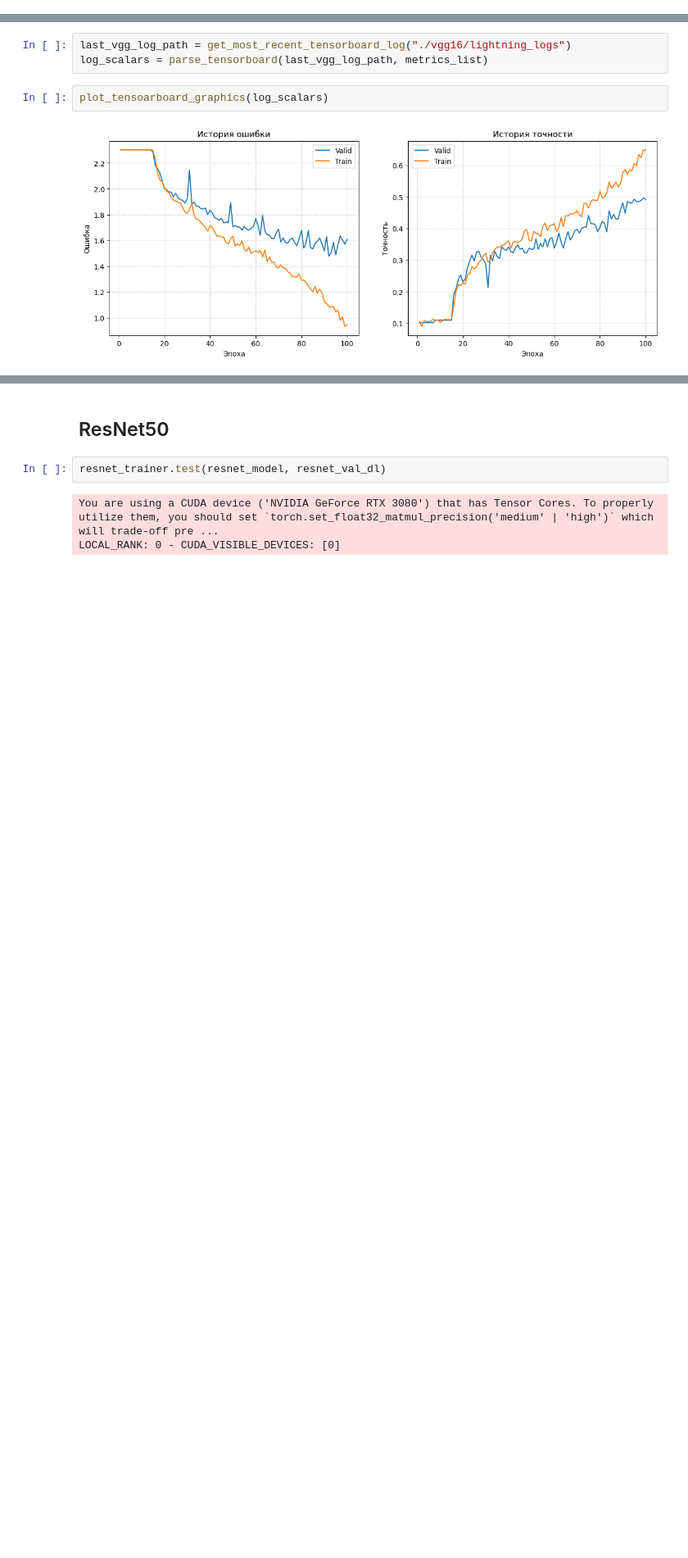
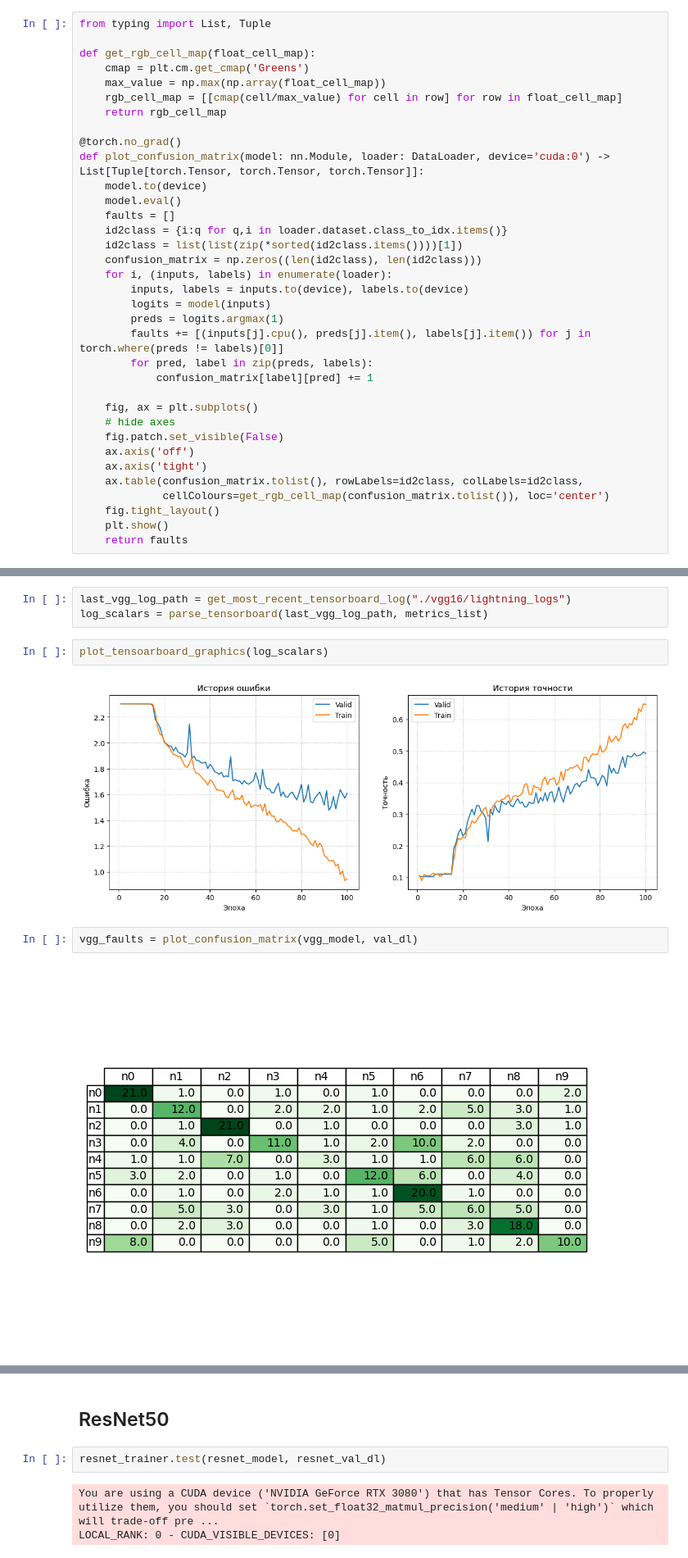
Before and after one commit to DmitryInd/DeepLearningCourse, a Jupyter notebook: inference.ipynb, the cells around one changed output, grey strips where cells are left out. Shown at 82% size. Saved outputs shown, nothing was run; the diff lists cells and outputs as text; blank space fills up the shorter version.

```diff
--- a/inference.ipynb
+++ b/inference.ipynb
@@ -566,3 +559,38 @@ def plot_tensoarboard_graphics(data: Dict[str, np.ndarray]):
         axes[i].grid(ls=':')
         axes[i].legend()
     plt.show()
+# %%
+from typing import List, Tuple
+
+def get_rgb_cell_map(float_cell_map):
+    cmap = plt.cm.get_cmap('Greens')
+    max_value = np.max(np.array(float_cell_map))
+    rgb_cell_map = [[cmap(cell/max_value) for cell in row] for row in float_cell_map]
+    return rgb_cell_map
+
+@torch.no_grad()
+def plot_confusion_matrix(model: nn.Module, loader: DataLoader, device='cuda:0') -> List[Tuple[torch.Tensor, torch.Tensor, torch.Tensor]]:
+    model.to(device)
+    model.eval()
+    faults = []
+    id2class = {i:q for q,i in loader.dataset.class_to_idx.items()}
+    id2class = list(list(zip(*sorted(id2class.items())))[1])
+    confusion_matrix = np.zeros((len(id2class), len(id2class)))
+    for i, (inputs, labels) in enumerate(loader):
+        inputs, labels = inputs.to(device), labels.to(device)
+        logits = model(inputs)
+        preds = logits.argmax(1)
+        faults += [(inputs[j].cpu(), preds[j].item(), labels[j].item()) for j in torch.where(preds != labels)[0]]
+        for pred, label in zip(preds, labels):
+            confusion_matrix[label][pred] += 1
+
+    fig, ax = plt.subplots()
+    # hide axes
+    fig.patch.set_visible(False)
+    ax.axis('off')
+    ax.axis('tight')
+    ax.table(confusion_matrix.tolist(), rowLabels=id2class, colLabels=id2class,
+             cellColours=get_rgb_cell_map(confusion_matrix.tolist()), loc='center')
+    fig.tight_layout()
+    plt.show()
+    return faults
@@ -586,3 +645,7 @@ log_scalars = parse_tensorboard(last_vgg_log_path, metrics_list)
 plot_tensoarboard_graphics(log_scalars)
 # %% [output]
 [figure]
+# %%
+vgg_faults = plot_confusion_matrix(vgg_model, val_dl)
+# %% [output]
+[figure, added]
```
Also changed, not shown: parts of 9 cells of this notebook.
